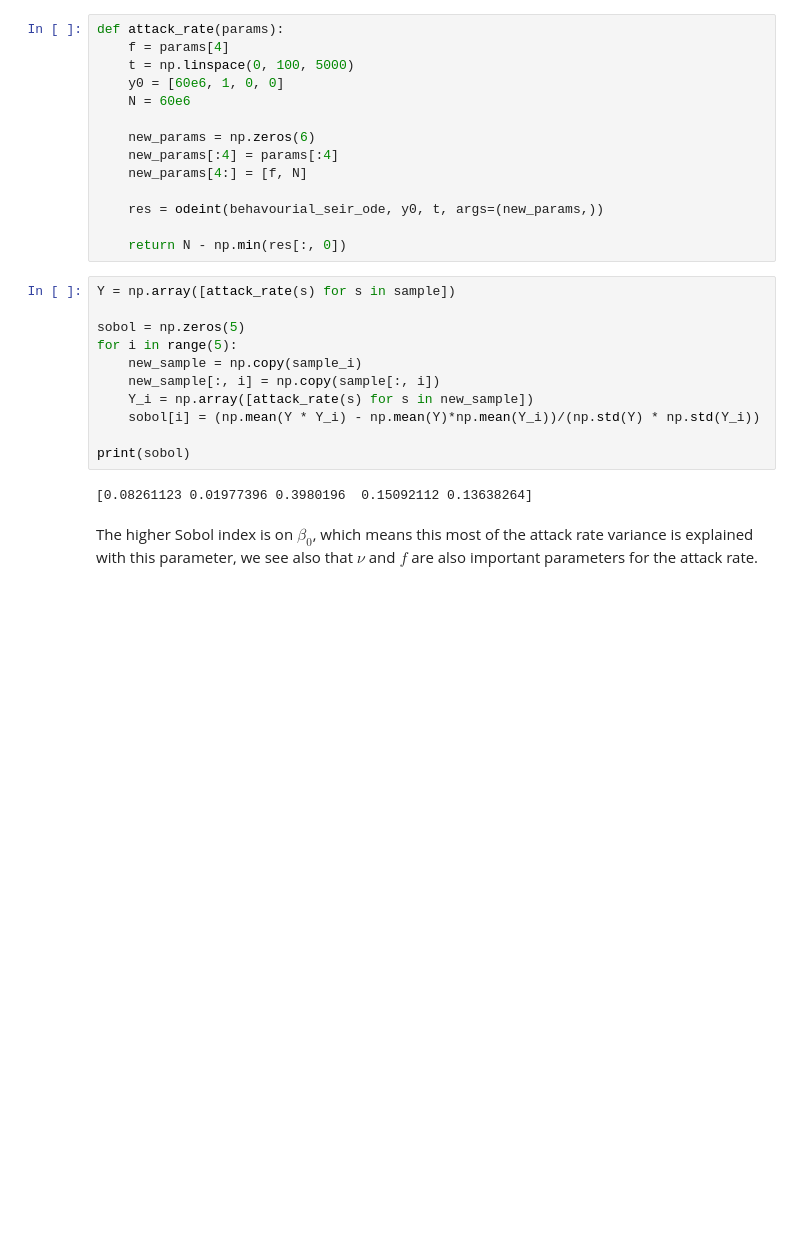
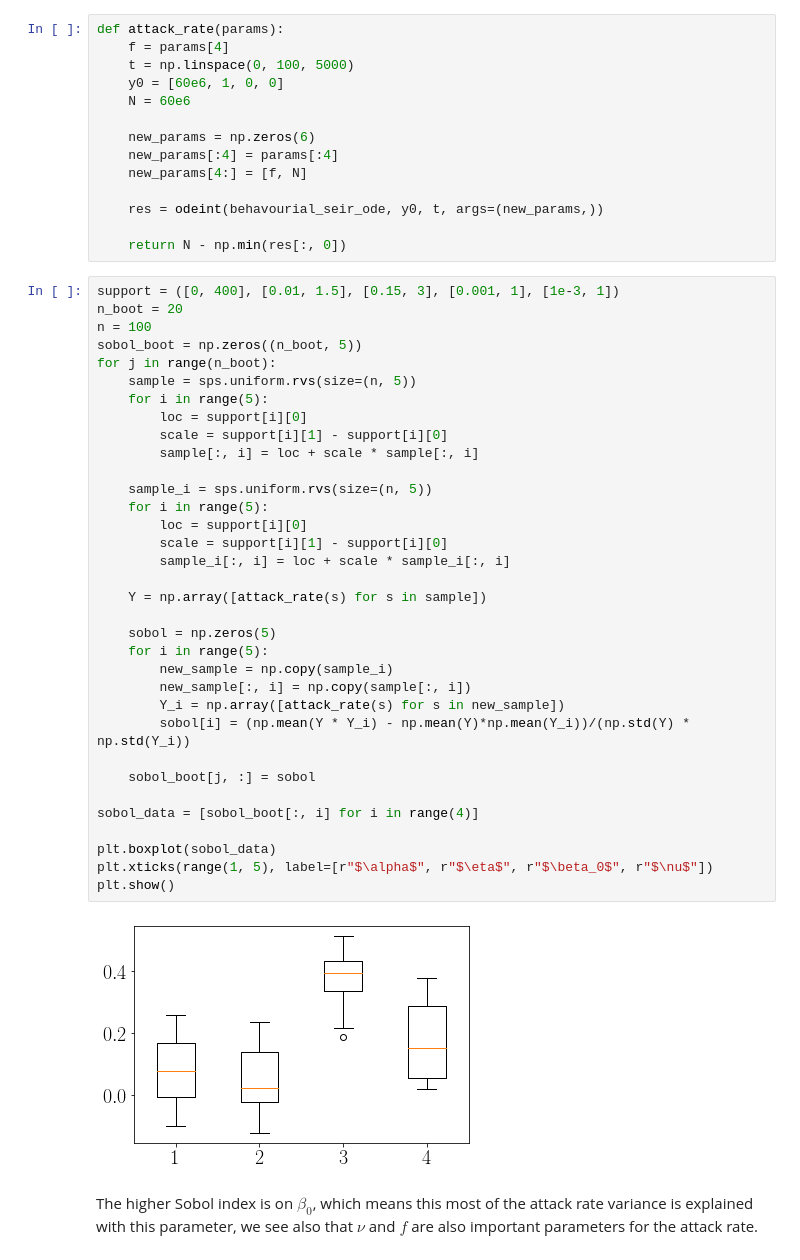
Before and after one commit to clgch/behavourial-SEIR-model, a Jupyter notebook: Parameters identification and uncertainty propagation for the behavorial SEIR model.ipynb, the cells around one changed output. Drawn from its saved outputs; the diff is of its cells as text; blank space fills up the shorter version.

```diff
--- a/Parameters identification and uncertainty propagation for the behavorial SEIR model.ipynb
+++ b/Parameters identification and uncertainty propagation for the behavorial SEIR model.ipynb
@@ -239,17 +243,40 @@ def attack_rate(params):
 
     return N - np.min(res[:, 0])
 # %%
-Y = np.array([attack_rate(s) for s in sample])
+support = ([0, 400], [0.01, 1.5], [0.15, 3], [0.001, 1], [1e-3, 1])
+n_boot = 20
+n = 100
+sobol_boot = np.zeros((n_boot, 5))
+for j in range(n_boot):
+    sample = sps.uniform.rvs(size=(n, 5))
+    for i in range(5):
+        loc = support[i][0]
+        scale = support[i][1] - support[i][0]
+        sample[:, i] = loc + scale * sample[:, i]
 
-sobol = np.zeros(5)
-for i in range(5):
-    new_sample = np.copy(sample_i)
-    new_sample[:, i] = np.copy(sample[:, i])
-    Y_i = np.array([attack_rate(s) for s in new_sample])
-    sobol[i] = (np.mean(Y * Y_i) - np.mean(Y)*np.mean(Y_i))/(np.std(Y) * np.std(Y_i))
+    sample_i = sps.uniform.rvs(size=(n, 5))
+    for i in range(5):
+        loc = support[i][0]
+        scale = support[i][1] - support[i][0]
+        sample_i[:, i] = loc + scale * sample_i[:, i]
 
-print(sobol)
+    Y = np.array([attack_rate(s) for s in sample])
+
+    sobol = np.zeros(5)
+    for i in range(5):
+        new_sample = np.copy(sample_i)
+        new_sample[:, i] = np.copy(sample[:, i])
+        Y_i = np.array([attack_rate(s) for s in new_sample])
+        sobol[i] = (np.mean(Y * Y_i) - np.mean(Y)*np.mean(Y_i))/(np.std(Y) * np.std(Y_i))
+
+    sobol_boot[j, :] = sobol
+
+sobol_data = [sobol_boot[:, i] for i in range(4)]
+
+plt.boxplot(sobol_data)
+plt.xticks(range(1, 5), label=[r"$\alpha$", r"$\eta$", r"$\beta_0$", r"$\nu$"])
+plt.show()
 # %% [output]
-[0.08261123 0.01977396 0.3980196  0.15092112 0.13638264]
+[figure, added]
 # %% [markdown]
 The higher Sobol index is on $\beta_0$, which means this most of the attack rate variance is explained with this parameter, we see also that $\nu$ and $f$ are also important parameters for the attack rate.
```
Also changed, not shown: parts of 13 cells of this notebook.
